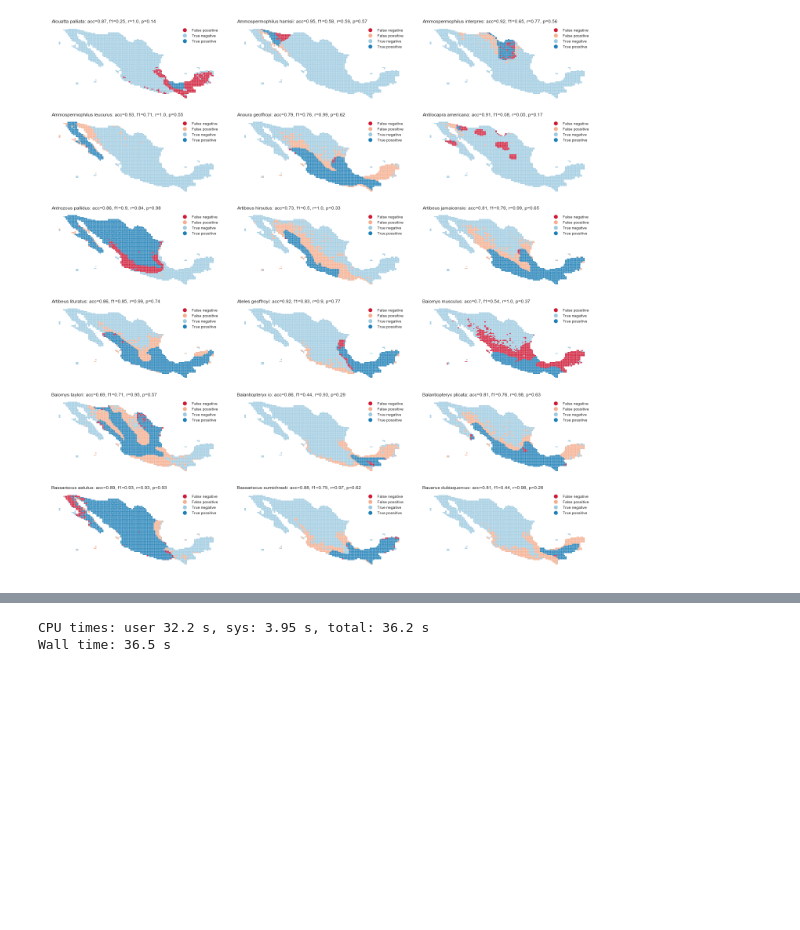
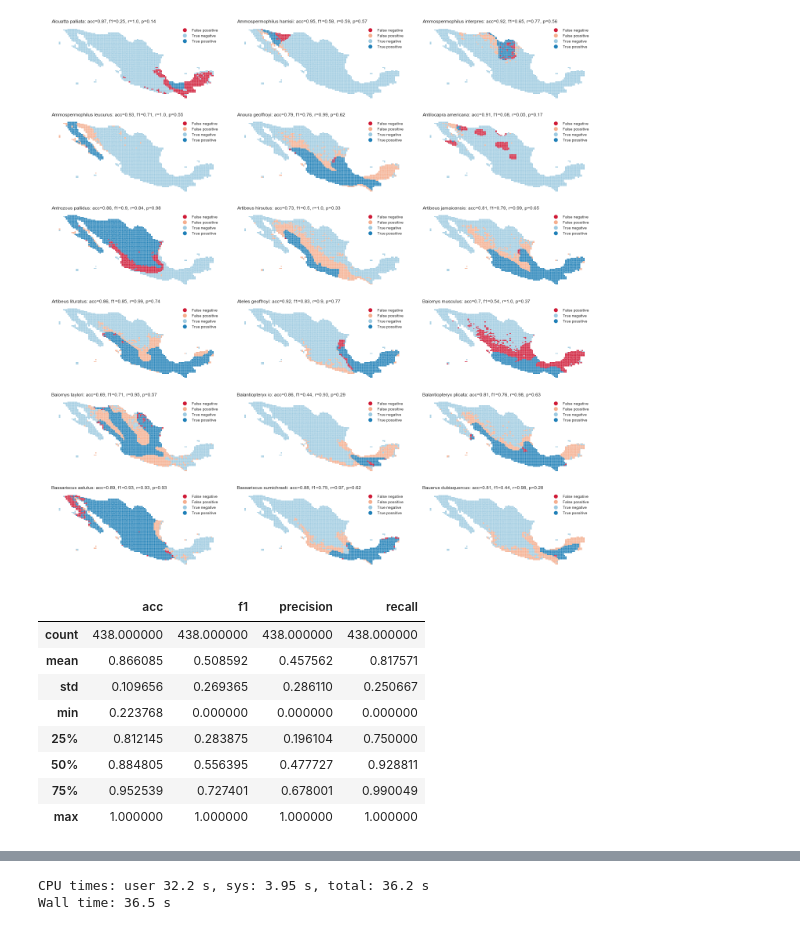
Before and after one commit to rausial/species_notebooks, a Jupyter notebook: SPECIES_vs_Expertos.ipynb, the cells around one changed output, grey strips where cells are left out. Cells and saved outputs as stored; diff of their text form; code cells hidden in the pictures; blank space fills up the shorter version.

```diff
--- a/SPECIES_vs_Expertos.ipynb
+++ b/SPECIES_vs_Expertos.ipynb
@@ -656,0 +674,13 @@ avg / total       0.90      0.87      0.88   1156337
+# %%
+df = pd.DataFrame(stats)
+df.describe()
+# %% [output]
+|  | acc | f1 | precision | recall |
+| count | 438.000000 | 438.000000 | 438.000000 | 438.000000 |
+| mean | 0.866085 | 0.508592 | 0.457562 | 0.817571 |
+| std | 0.109656 | 0.269365 | 0.286110 | 0.250667 |
+| min | 0.223768 | 0.000000 | 0.000000 | 0.000000 |
+| 25% | 0.812145 | 0.283875 | 0.196104 | 0.750000 |
+| 50% | 0.884805 | 0.556395 | 0.477727 | 0.928811 |
+| 75% | 0.952539 | 0.727401 | 0.678001 | 0.990049 |
+| max | 1.000000 | 1.000000 | 1.000000 | 1.000000 |
```
Also changed, not shown: parts of 17 cells of this notebook.
